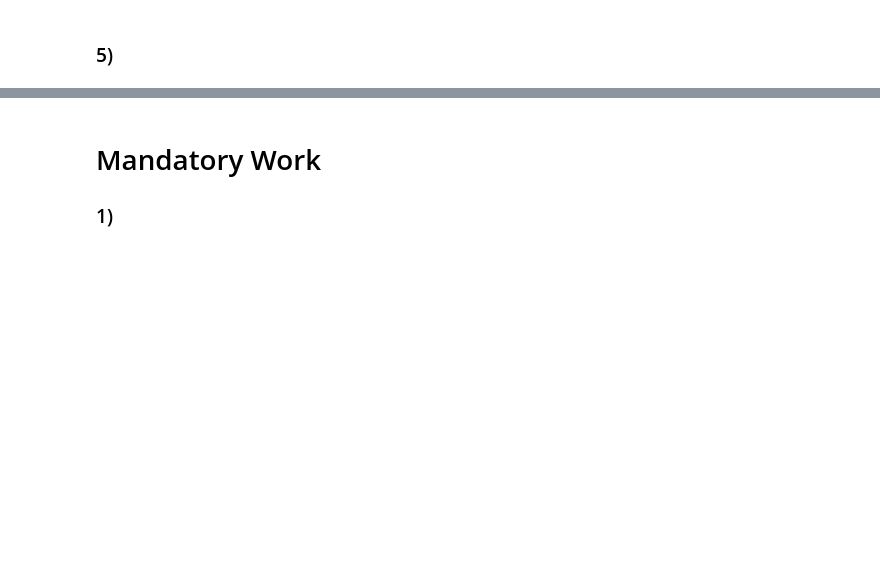
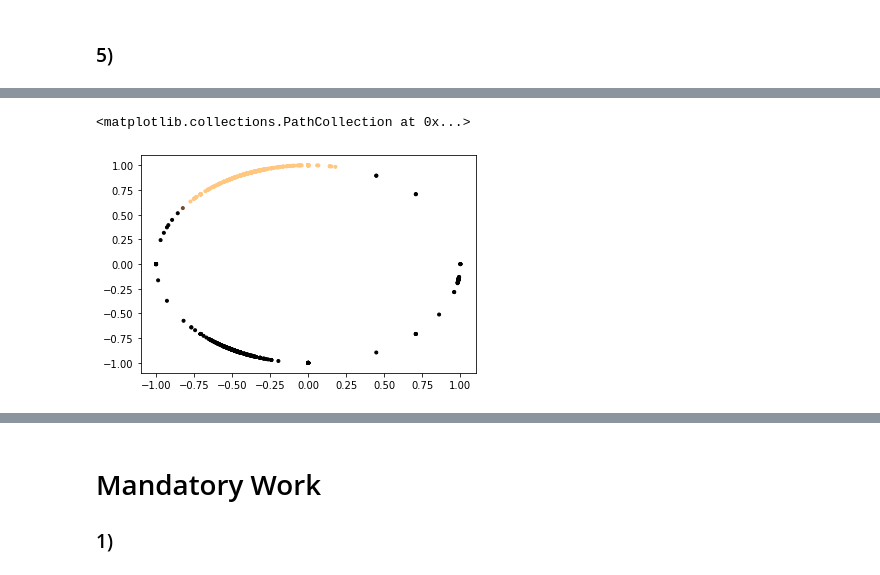
Before and after one commit to siriusted/GMM, a Jupyter notebook: Lab1.ipynb, the cells around one changed output, grey strips where cells are left out. Saved outputs shown, nothing was run; the diff lists cells and outputs as text; code cells hidden in the pictures; blank space fills up the shorter version.

Commit message:
adds colormap for GMM posteriors; adds spherecluster for mixture of von-Mises distributions

```diff
--- a/Lab1.ipynb
+++ b/Lab1.ipynb
@@ -289,0 +361,12 @@ Isn't this already done in the contours?
+# %%
+from matplotlib import cm
+
+# get posterior probabilities to be used as input to color_map functions
+P_Z = model.predict_proba(data2)
+color_map = cm.get_cmap('copper')
+colors = [color_map(x) for x in P_Z[:, 0]]
+
+plt.scatter(data2[:,0], data2[:,1], c=colors, marker='.')
+# %% [output]
+<matplotlib.collections.PathCollection at 0x...>
+[figure, added]
```
Also changed, not shown: parts of 21 cells of this notebook.
